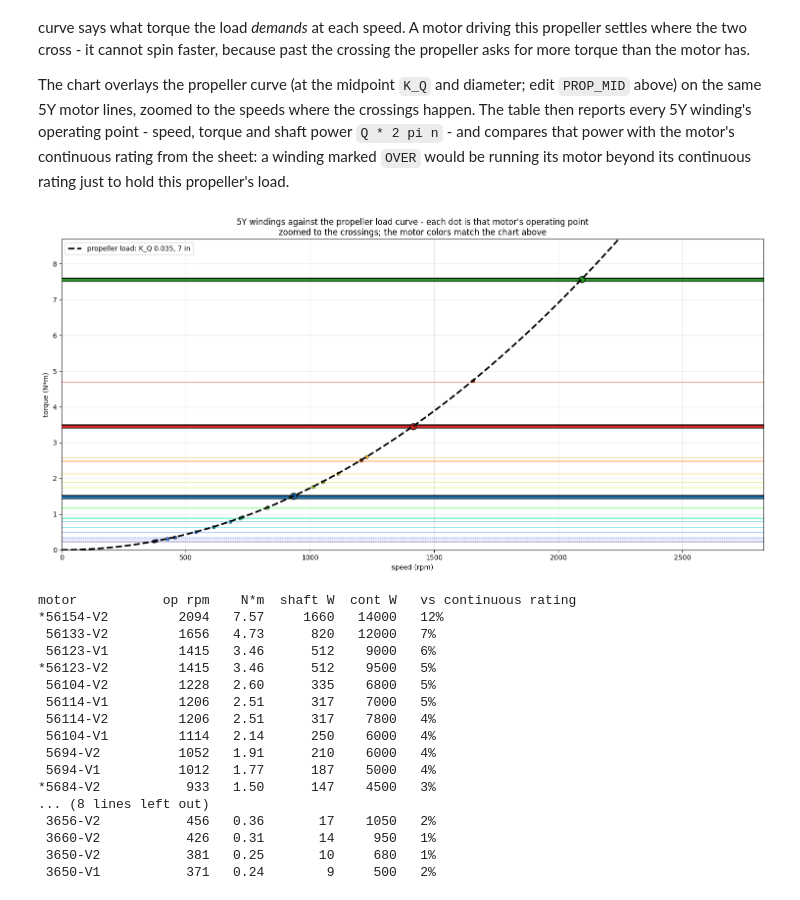
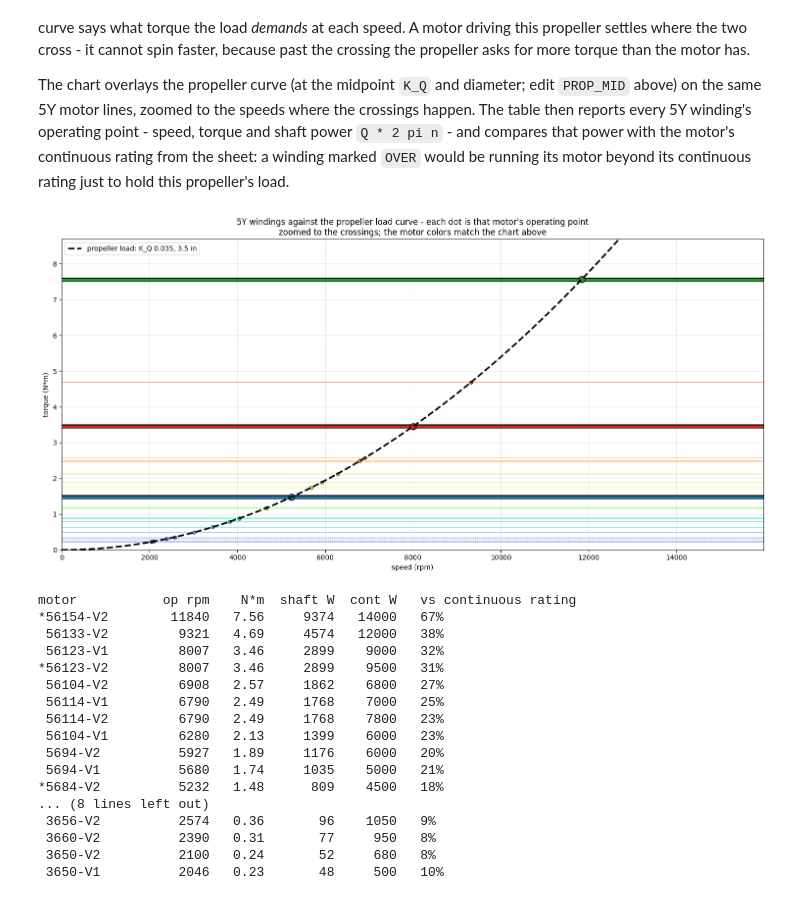
Before and after one commit to MarMar888/hav, a Jupyter notebook: optimization/willmarley.ipynb, the cells around one changed output. Drawn from its saved outputs; the diff is of its cells as text; code cells hidden in the pictures.

```diff
--- a/optimization/willmarley.ipynb
+++ b/optimization/willmarley.ipynb
@@ -211,7 +211,7 @@ RHO = 999.0  # fresh water, kg/m^3
 # (lower, upper) for every propeller input. Edit these.
 PROP_BOUNDS = {
     "K_Q":  (0.02, 0.05),      # torque coefficient
-    "D_in": (4.0, 10.0),       # diameter, inches
+    "D_in": (2.0, 5.0),        # diameter, inches
     "rpm":  (1000.0, 5000.0),  # shaft speed
 }
 PROP_LABELS = {"K_Q": "torque coefficient K_Q", "D_in": "diameter (in)", "rpm": "shaft speed (rpm)"}
@@ -271,13 +271,15 @@ lines, zoomed to the speeds where the crossings happen. The table then reports e
 speed, torque and shaft power `Q * 2 pi n` - and compares that power with the motor's continuous rating from the sheet:
 a winding marked `OVER` would be running its motor beyond its continuous rating just to hold this propeller's load.
 # %%
-def operating_point(w):
+def operating_point(w, K_Q=None, D_in=None):
     """Where this winding's torque line crosses the propeller load curve: (rpm, N*m)."""
+    K_Q = PROP_MID["K_Q"] if K_Q is None else K_Q
+    D_in = PROP_MID["D_in"] if D_in is None else D_in
     rpm_line, torque_line, _ = curve(w)
     rpms = np.linspace(0, rpm_line[-1], 4000)
-    gap = np.interp(rpms, rpm_line, torque_line) - prop_torque(PROP_MID["K_Q"], PROP_MID["D_in"], rpms)
+    gap = np.interp(rpms, rpm_line, torque_line) - prop_torque(K_Q, D_in, rpms)
     k = np.argmax(gap < 0)                      # first speed where the prop asks more than the motor has
-    return (rpms[k], prop_torque(PROP_MID["K_Q"], PROP_MID["D_in"], rpms[k])) if k > 0 else (0.0, 0.0)
+    return (rpms[k], prop_torque(K_Q, D_in, rpms[k])) if k > 0 else (0.0, 0.0)
 
 
 others = iter(plt.cm.turbo(np.linspace(0.02, 0.98, len(picked))))
@@ -287,48 +289,48 @@ for motor, w in picked:
     rpm, torque, suspect = curve(w)
     used = motor in USED_BY
     color = USED_COLOR[motor] if used else next(others)
     if used:
         ax.plot(rpm, torque, color="black", lw=6, solid_capstyle="round", zorder=2)
     ax.plot(rpm, torque, color=color, lw=3.5 if used else 1.2, alpha=1 if used else 0.55,
             ls=":" if suspect else "-", zorder=3 if used else 1)
     r_op, q_op = operating_point(w)
     ax.plot(r_op, q_op, "o", ms=9 if used else 5, color=color, mec="black", mew=1.2 if used else 0.5, zorder=4)
 rpms = np.linspace(0, top_rpm, 300)
 ax.plot(rpms, prop_torque(PROP_MID["K_Q"], PROP_MID["D_in"], rpms), color="black", lw=2.5, ls="--",
         label=f"propeller load: K_Q {PROP_MID['K_Q']:g}, {PROP_MID['D_in']:g} in", zorder=5)
 q_top = 1.15 * max(curve(w)[1][0] for _, w in picked)
 ax.set(xlabel="speed (rpm)", ylabel="torque (N*m)", xlim=(0, top_rpm), ylim=(0, q_top),
        title=f"{WINDING} windings against the propeller load curve - each dot is that motor's operating point\n"
              f"zoomed to the crossings; the motor colors match the chart above")
 ax.grid(alpha=0.3)
 ax.legend(loc="upper left")
 plt.tight_layout()
 plt.show()
 
 print(f"{'motor':<14}{'op rpm':>8}{'N*m':>7}{'shaft W':>9}{'cont W':>8}   vs continuous rating")
 for motor, w in sorted(picked, key=lambda t: -operating_point(t[1])[0]):
     r_op, q_op = operating_point(w)
     p_op = q_op * 2 * np.pi * r_op / 60
     p_cont = MOTORS[motor]["p_cont"]
     flag = "OVER" if p_op > p_cont else f"{100 * p_op / p_cont:.0f}%"
     star = "*" if motor in USED_BY else " "
     print(f"{star}{motor.replace('SSS ', ''):<13}{r_op:>8.0f}{q_op:>7.2f}{p_op:>9.0f}{p_cont:>8.0f}   {flag}")
 # %% [output]
-[figure, old version]
+[figure, new version]
 motor           op rpm    N*m  shaft W  cont W   vs continuous rating
-*56154-V2         2094   7.57     1660   14000   12%
- 56133-V2         1656   4.73      820   12000   7%
- 56123-V1         1415   3.46      512    9000   6%
-*56123-V2         1415   3.46      512    9500   5%
- 56104-V2         1228   2.60      335    6800   5%
- 56114-V1         1206   2.51      317    7000   5%
- 56114-V2         1206   2.51      317    7800   4%
- 56104-V1         1114   2.14      250    6000   4%
- 5694-V2          1052   1.91      210    6000   4%
- 5694-V1          1012   1.77      187    5000   4%
-*5684-V2           933   1.50      147    4500   3%
+*56154-V2        11840   7.56     9374   14000   67%
+ 56133-V2         9321   4.69     4574   12000   38%
+ 56123-V1         8007   3.46     2899    9000   32%
+*56123-V2         8007   3.46     2899    9500   31%
+ 56104-V2         6908   2.57     1862    6800   27%
+ 56114-V1         6790   2.49     1768    7000   25%
+ 56114-V2         6790   2.49     1768    7800   23%
+ 56104-V1         6280   2.13     1399    6000   23%
+ 5694-V2          5927   1.89     1176    6000   20%
+ 5694-V1          5680   1.74     1035    5000   21%
+*5684-V2          5232   1.48      809    4500   18%
 ... (8 lines left out)
- 3656-V2           456   0.36       17    1050   2%
- 3660-V2           426   0.31       14     950   1%
- 3650-V2           381   0.25       10     680   1%
- 3650-V1           371   0.24        9     500   2%
+ 3656-V2          2574   0.36       96    1050   9%
+ 3660-V2          2390   0.31       77     950   8%
+ 3650-V2          2100   0.24       52     680   8%
+ 3650-V1          2046   0.23       48     500   10%
```
Also changed, not shown: parts of 7 cells of this notebook, 3 other files.
